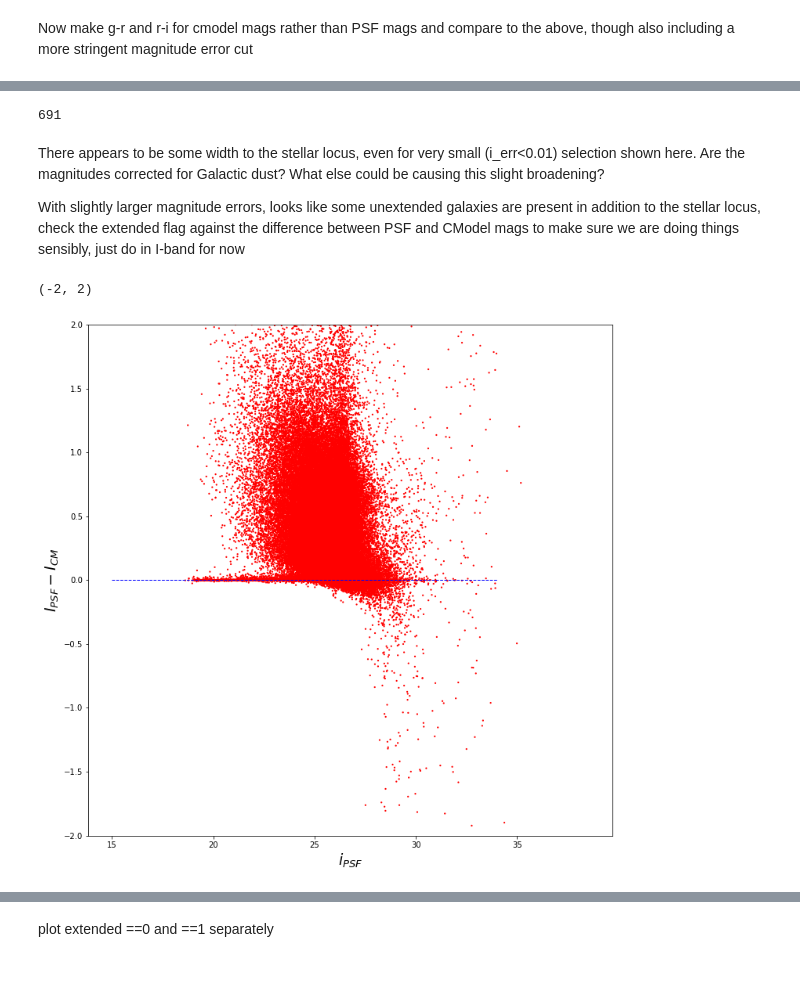
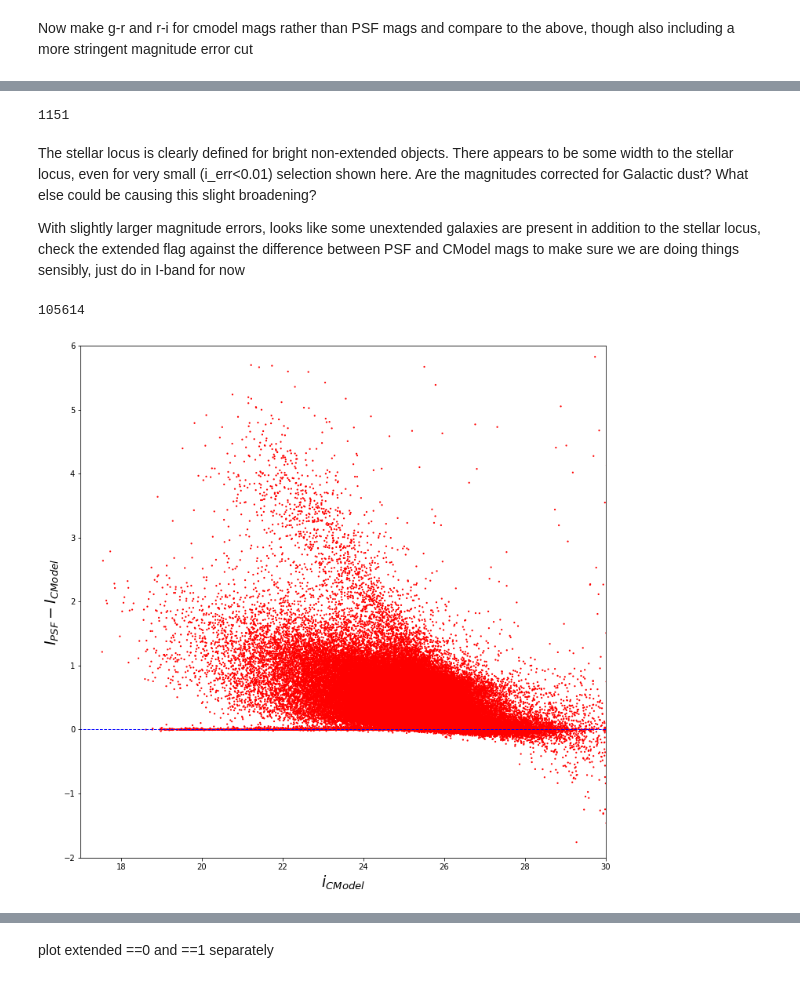
Before and after one commit to lsst-sitcom/notebooks, a Jupyter notebook: HSC_colorcolor.ipynb, the cells around one changed output, grey strips where cells are left out. Cells and saved outputs as stored; diff of their text form; code cells hidden in the pictures.

```diff
--- a/HSC_colorcolor.ipynb
+++ b/HSC_colorcolor.ipynb
@@ -105,8 +111,9 @@ This step takes quite a while to run, so be patient!
 # %%
-flagfilter = 'HSC-I' #the filter which the "good" flags are set in
+flagfilter = 'HSC-I' #the filter in which the "good" flags are set
 df_hsc = 'Null'
 df_patchtmp = 'Null'
 for band in bandlist:
+    print (tract,patch)
     df_patch = 'Null'
     for patch in patches:
         psfname = "%s_psf"%(band[4])
@@ -125,15 +132,12 @@ for band in bandlist:
             & ~flag_sources['modelfit_CModel_flag']
         print (sum(selection_catalog))
         psf_mag_tup = src_calib.getMagnitude(sources['base_PsfFlux_flux'],sources['base_PsfFlux_fluxSigma'])
-        #print (psf_mag)
         cmodel_tup =  src_calib.getMagnitude(sources['modelfit_CModel_flux'],sources['modelfit_CModel_fluxSigma'])
-        #print (len(cmodel))
-        #cm_mag = coadd_calib.getMagnitude(coadd_forced_src['modelfit_CModel_flux'])
         psfmag = psf_mag_tup[0]
         psfmagerr = psf_mag_tup[1]
         cmodel = cmodel_tup[0]
         cmodelerr = cmodel_tup[1]
-        if band == bandlist[-1]: #only add the extended flag for the last filter!
+        if band == flagfilter: #only add the extended flag for the reference filter!
             extend = sources.get('base_ClassificationExtendedness_value')[selection_catalog]
             data = {'%s_psf'%(band[4]): psfmag[selection_catalog], '%s_psferr'%(band[4]): psfmagerr[selection_catalog],
             '%s_cm'%(band[4]): cmodel[selection_catalog], '%s_cmerr'%(band[4]):cmodelerr[selection_catalog], 'extended': extend}
@@ -145,14 +149,12 @@ for band in bandlist:
             print (df_patch.shape)
         else:
             df_patchtmp = pd.DataFrame(data=data)
-            df_patch = pd.concat([df_patch,df_patchtmp])
+            df_patch = pd.concat([df_patch,df_patchtmp])  #concatenate each patch to end of file
             del df_patchtmp
-            #pd.concat(df_hsc,df_tmp, axis=1)
-            #pd.merge(df_hsc, df_tmp, left_index=True, right_index=True, how='outer')
             print (df_patch.shape)
     if df_hsc is 'Null':
         df_hsc = df_patch
     else:
-        df_hsc = pd.concat([df_hsc, df_patch], axis=1)
+        df_hsc = pd.concat([df_hsc, df_patch], axis=1) #concatenate band columns into single pandas dataframe
         del df_patch
 # %% [output]
@@ -260,19 +264,21 @@ plt.legend(loc='lower left',fontsize=15)
 # %%
 print (len(grmodcut))
 # %% [output]
-691
+1151
 # %% [markdown]
-There appears to be some width to the stellar locus, even for very small (i_err<0.01) selection shown here.  Are the magnitudes corrected for Galactic dust?  What else could be causing this slight broadening?
+The stellar locus is clearly defined for bright non-extended objects.  There appears to be some width to the stellar locus, even for very small (i_err<0.01) selection shown here.  Are the magnitudes corrected for Galactic dust?  What else could be causing this slight broadening?
 
 With slightly larger magnitude errors, looks like some unextended galaxies are present in addition to the stellar locus, check the extended flag against the difference between PSF and CModel mags to make sure we are doing things sensibly, just do in I-band for now
 # %%
 deli = df_hsc['I_psf']-df_hsc['I_cm']
 extendedness = df_hsc['extended']
-plt.scatter(df_hsc['I_psf'],deli,marker='o',s=5,c='r',edgecolor='none')
+plt.scatter(df_hsc['I_cm'],deli,marker='o',s=5,c='r',edgecolor='none')
 plt.plot([15,34],[0,0],linewidth=1,linestyle='--',color='b')
-plt.xlabel("$i_{PSF}$",fontsize=19)
-plt.ylabel("$I_{PSF}-I_{CM}$",fontsize=19)
-plt.ylim([-2,2])
+plt.xlabel("$i_{CModel}$",fontsize=19)
+plt.ylabel("$I_{PSF}-I_{CModel}$",fontsize=19)
+plt.ylim([-2,6])
+plt.xlim([17,30])
+print (len(deli))
 # %% [output]
-(-2, 2)
+105614
-[figure, old version]
+[figure, new version]
```
Also changed, not shown: parts of 29 cells of this notebook.
